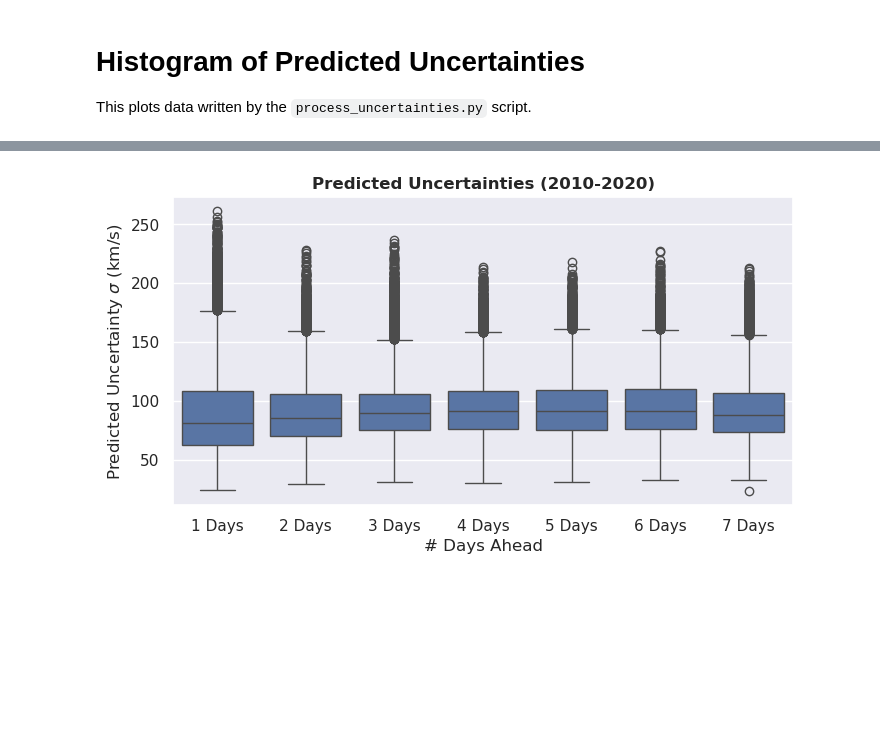
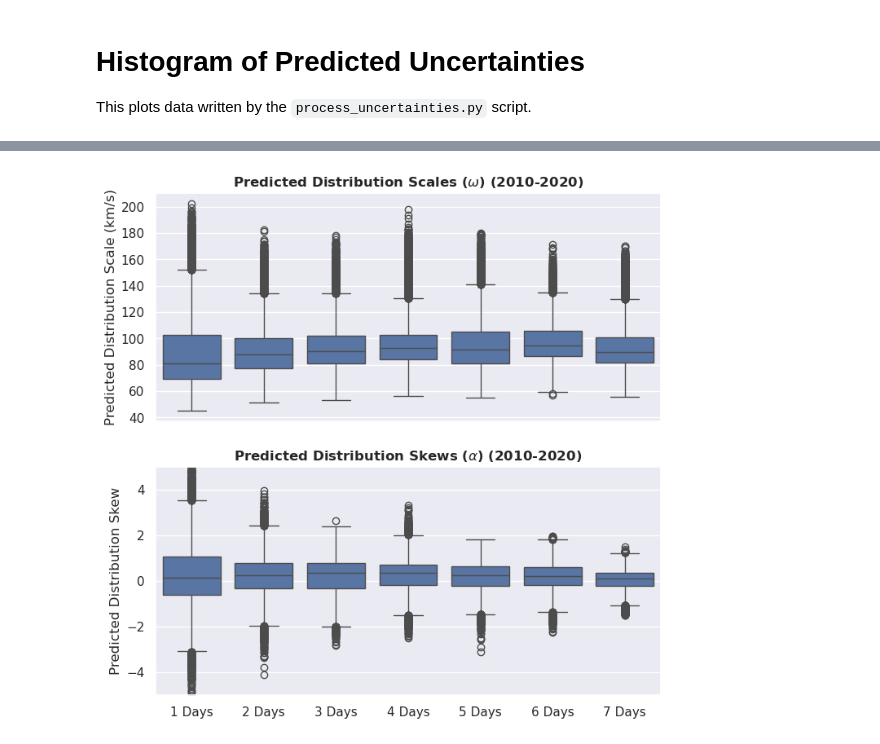
Before and after one commit to ddasilva/wsa_knn_uncertainty_v2, a Jupyter notebook: notebooks/Distribution of Sigmas.ipynb, the cells around one changed output, grey strips where cells are left out. Saved outputs shown, nothing was run; the diff lists cells and outputs as text; code cells hidden in the pictures; blank space fills up the shorter version.

```diff
--- a/notebooks/Distribution of Sigmas.ipynb
+++ b/notebooks/Distribution of Sigmas.ipynb
@@ -19,7 +19,7 @@ dfs = {}
 
 for i in range(MIN_DAYSAHEAD, MAX_DAYSAHEAD + 1):
     dfs[i] = pd.read_csv(
-        f"../data/processed/method2/k20/delta_window4/processed_daysahead{i}_R000.csv"
+        f"../data/processed/skew_gaussian/k200/delta_window8/processed_daysahead{i}_R000.csv"
     )
 
 dfs[1].head()
@@ -34,18 +33,29 @@ dfs[1].head()
 # %%
 bins = np.arange(35, 190, 1)
 
-plt.figure(figsize=(8, 4))
-ax = plt.gca()
+fig, axes = plt.subplots(2, 1, figsize=(8, 8), sharex=True)
+
+ax = axes[0]
 data_list = []
+for daysahead, df in dfs.items():
+    for value in df.forward_sigma:
+        data_list.append(dict(group=f"{daysahead} Days", value=value))
+sns.boxplot(pd.DataFrame(data_list), x="group", y="value", ax=ax)
+ax.set_ylabel(r"Predicted Distribution Scale (km/s)")
+# ax.set_xlabel("# Days Ahead")
+ax.set_title(r"Predicted Distribution Scales ($\omega$) (2010-2020)", fontweight="bold")
 
+ax = axes[1]
+data_list = []
 for daysahead, df in dfs.items():
-    for value in df[df.columns[-2]]:
+    for value in df.forward_skew:
         data_list.append(dict(group=f"{daysahead} Days", value=value))
-
-ax = sns.boxplot(pd.DataFrame(data_list), x="group", y="value")
-plt.ylabel(r"Predicted Uncertainty $\sigma$ (km/s)")
-plt.xlabel("# Days Ahead")
-plt.title("Predicted Uncertainties (2010-2020)", fontweight="bold")
-plt.savefig("../plots/histogram_of_sigmas.png", dpi=300)
+sns.boxplot(pd.DataFrame(data_list), x="group", y="value", ax=ax)
+ax.set_ylabel(r"Predicted Distribution Skew")
+ax.set_label("# Days Ahead")
+ax.set_title(r"Predicted Distribution Skews ($\alpha$) (2010-2020)", fontweight="bold")
+ax.set_ylim([-5, 5])
+ax.set_xlabel("")
+fig.savefig("../plots/histogram_of_sigmas.png", dpi=300)
 # %% [output]
-[figure, old version]
+[figure, new version]
```
Also changed, not shown: parts of 1 cell of this notebook, 12 other files.
